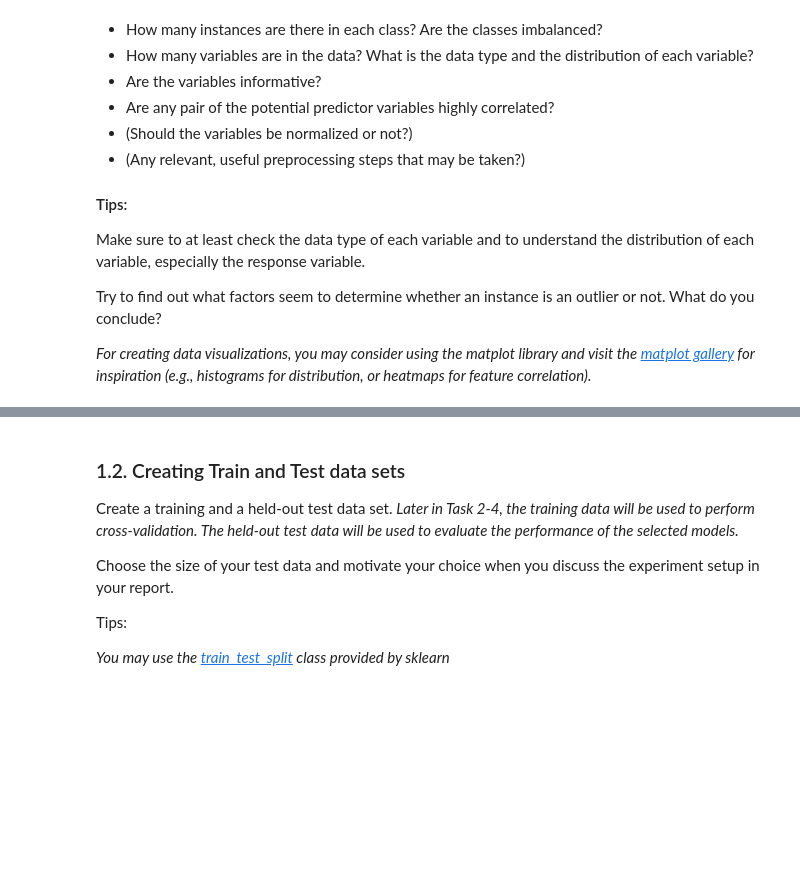
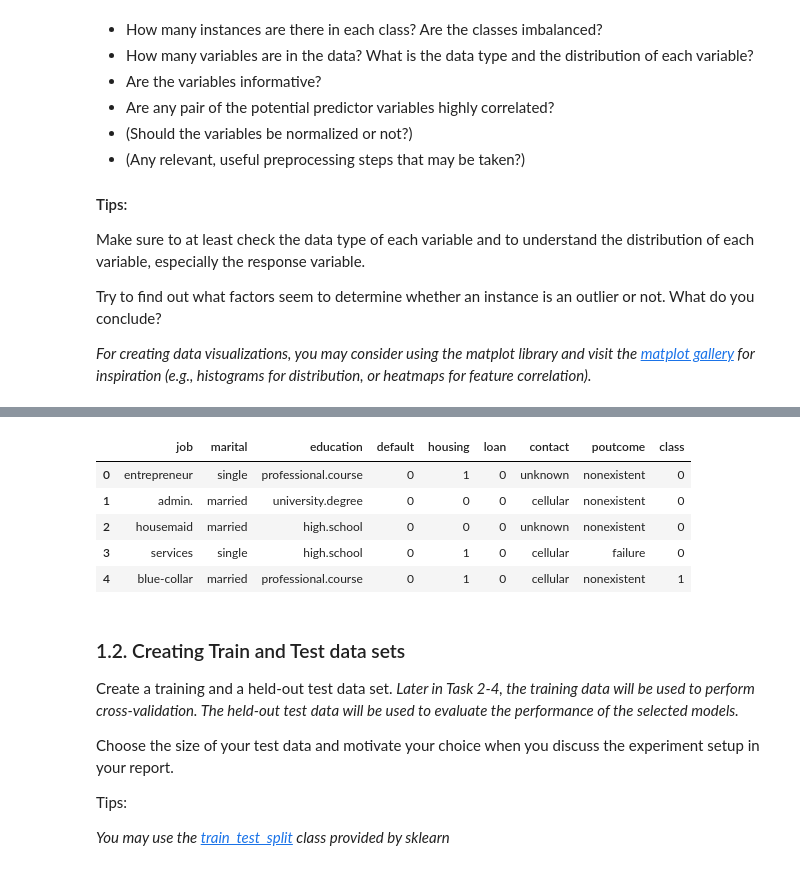
Before and after one commit to MacSuperior/APML, a Jupyter notebook: Rijk-Assignment-1.ipynb, the cells around one changed output, grey strips where cells are left out. Drawn from its saved outputs; the diff is of its cells as text; code cells hidden in the pictures; blank space fills up the shorter version.

```diff
--- a/Rijk-Assignment-1.ipynb
+++ b/Rijk-Assignment-1.ipynb
@@ -86,5 +119,6 @@ Try to find out what factors seem to determine whether an instance is an outlier
 # %%
-# import packages
+# Convert dummy data back to categorical for exploration purposes
+# Weekdays and months were dropped
 dummy_features = ['job=housemaid', 'job=services', 'job=admin.', 'job=blue-collar',
        'job=technician', 'job=retired', 'job=management', 'job=unemployed',
        'job=self-employed', 'job=unknown', 'job=entrepreneur', 'job=student',
@@ -95,12 +129,17 @@ dummy_features = ['job=housemaid', 'job=services', 'job=admin.', 'job=blue-colla
        'education=university.degree', 'education=illiterate', 'default=0',
        'default=unknown', 'default=1', 'housing=0', 'housing=1',
        'housing=unknown', 'loan=0', 'loan=1', 'loan=unknown',
-       'contact=cellular', 'month=may', 'month=jun', 'month=jul', 'month=aug',
+       'contact=cellular', 'poutcome=nonexistent', 'poutcome=failure',
+       'poutcome=success']
+dates = dummy_features + ['month=may', 'month=jun', 'month=jul', 'month=aug',
        'month=oct', 'month=nov', 'month=dec', 'month=mar', 'month=apr',
        'month=sep', 'day_of_week=mon', 'day_of_week=tue', 'day_of_week=wed',
-       'day_of_week=thu', 'day_of_week=fri', 'poutcome=nonexistent', 'poutcome=failure',
-       'poutcome=success']
+       'day_of_week=thu', 'day_of_week=fri']
 
 data_cat = pd.from_dummies(data[dummy_features], sep='=', default_category='unknown')
+data_cat_dates = pd.from_dummies(data[dates], sep='=', default_category='unknown')
 
-data_cat
+# Re-add the non-dummy features we are interested in
+data_cat = pd.concat([data_cat, data[["class"]]], axis=1)
+data_cat_dates = pd.concat([data_cat_dates, data[["class"]]], axis=1)
+data_cat_age = pd.concat([data_cat, data[["age"]]], axis=1)
@@ -120,0 +146,9 @@ data_cat
+# %%
+data_cat.head(5)
+# %% [output]
+|  | job | marital | education | default | housing | loan | contact | poutcome | class |
+| 0 | entrepreneur | single | professional.course | 0 | 1 | 0 | unknown | nonexistent | 0 |
+| 1 | admin. | married | university.degree | 0 | 0 | 0 | cellular | nonexistent | 0 |
+| 2 | housemaid | married | high.school | 0 | 0 | 0 | unknown | nonexistent | 0 |
+| 3 | services | single | high.school | 0 | 1 | 0 | cellular | failure | 0 |
+| 4 | blue-collar | married | professional.course | 0 | 1 | 0 | cellular | nonexistent | 1 |
```
Also changed, not shown: parts of 12 cells of this notebook.
